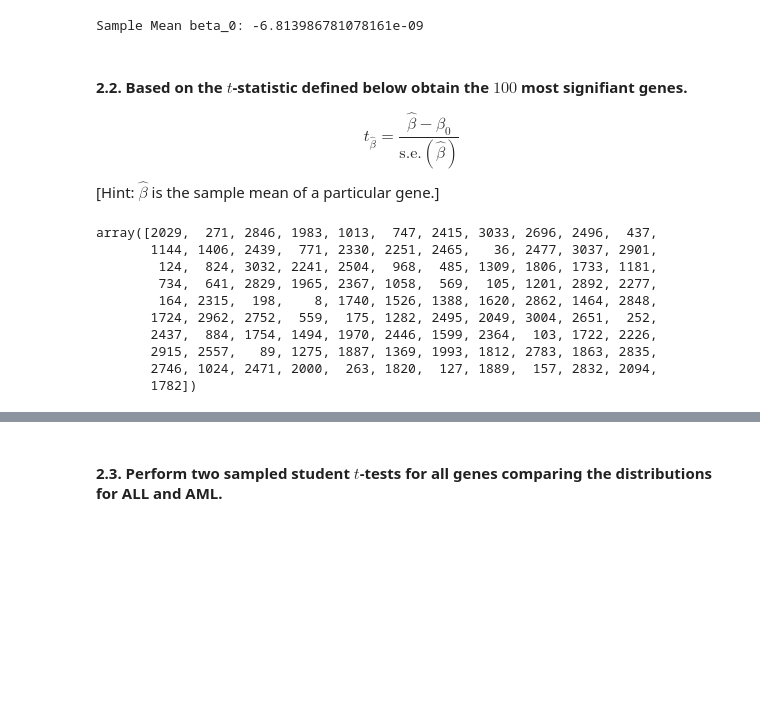
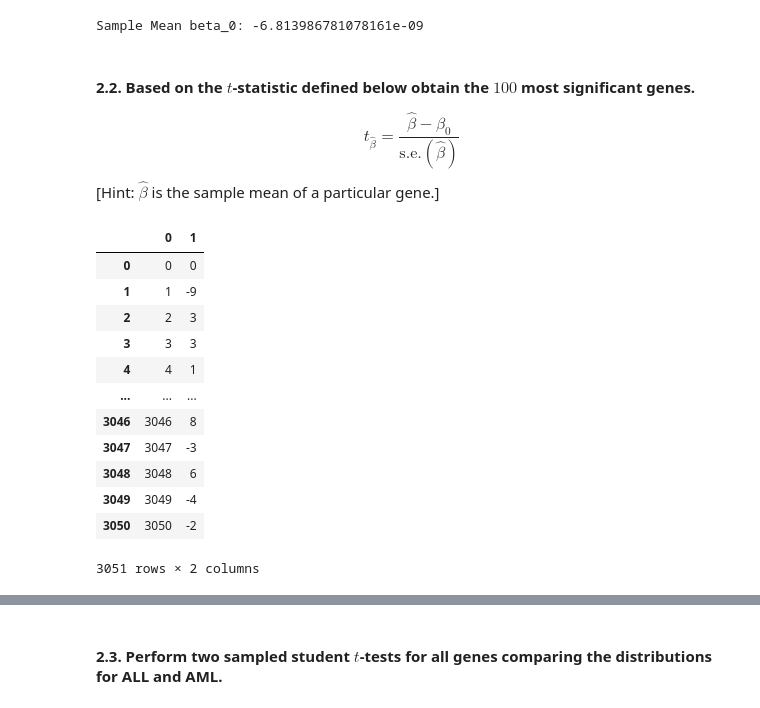
Before and after one commit to FabriceBeaumont/MA-INF_4216_Biomedical_DS_and_AI, a Jupyter notebook: Sheet3/Assignment3_Solutions.ipynb, the cells around one changed output, grey strips where cells are left out. Drawn from its saved outputs; the diff is of its cells as text; code cells hidden in the pictures; blank space fills up the shorter version.

```diff
--- a/Sheet3/Assignment3_Solutions.ipynb
+++ b/Sheet3/Assignment3_Solutions.ipynb
@@ -168,35 +162,35 @@ print( 'Sample Mean beta_0:', beta_0 )
 # %% [output]
 Sample Mean beta_0: -6.813986781078161e-09
 # %% [markdown]
-#### 2.2. Based on the $t$-statistic defined below obtain the $100$ most signifiant genes.
+#### 2.2. Based on the $t$-statistic defined below obtain the $100$ most significant genes.
 $$ t_{\hat{\beta}} = \frac{ \hat{\beta}-\beta_0}{\text{s.e.}(\hat{\beta})} $$
 [Hint: $\hat{\beta}$ is the sample mean of a particular gene.]
 # %%
 # sample standard deviation
 sample_std = golub_dataset.std( axis = 1 )
 n = golub_dataset.shape[1] # sample_size
 degree_of_freedom = n-1
 # level of significance, alpha = 0.05
 
 # compute t-statistic for each sample
 t_statistic = np.zeros( (beta_cap.shape[0],2), dtype ='int' )
 for i in np.arange( start=1, stop = beta_cap.shape[0], step = 1):
     # (i+1) since indices of beta_cap & sample_std start from 1
     t_statistic[i][0]= i #index
-    t_statistic[i][1] = ( beta_cap[i+1] - beta_0)/(sample_std[i+1]/(math.sqrt(n)))
-test_statistic_dataframe = pd.DataFrame(t_statistic)
+    t_statistic[i][1] = ( beta_cap[i+1] - beta_0)/(sample_std[i+1]/(math.sqrt(n))) # t-statistic
+test_statistic_dataframe = pd.DataFrame(t_statistic )
+test_statistic_dataframe
+# %% [output]
+|  | 0 | 1 |
+| 0 | 0 | 0 |
+| 1 | 1 | -9 |
+| 2 | 2 | 3 |
+| 3 | 3 | 3 |
+| 4 | 4 | 1 |
+| ... | ... | ... |
+| 3046 | 3046 | 8 |
+| 3047 | 3047 | -3 |
+| 3048 | 3048 | 6 |
+| 3049 | 3049 | -4 |
+| 3050 | 3050 | -2 |
+3051 rows × 2 columns
-# %%
-selected_genes = test_statistic_dataframe.loc[ abs(test_statistic_dataframe[1])>=2.026  ]
-result = selected_genes.sort_values(by=1, ascending=False)
-np.array(result[:100][0])
-# %% [output]
-array([2029,  271, 2846, 1983, 1013,  747, 2415, 3033, 2696, 2496,  437,
-       1144, 1406, 2439,  771, 2330, 2251, 2465,   36, 2477, 3037, 2901,
-        124,  824, 3032, 2241, 2504,  968,  485, 1309, 1806, 1733, 1181,
-        734,  641, 2829, 1965, 2367, 1058,  569,  105, 1201, 2892, 2277,
-        164, 2315,  198,    8, 1740, 1526, 1388, 1620, 2862, 1464, 2848,
-       1724, 2962, 2752,  559,  175, 1282, 2495, 2049, 3004, 2651,  252,
-       2437,  884, 1754, 1494, 1970, 2446, 1599, 2364,  103, 1722, 2226,
-       2915, 2557,   89, 1275, 1887, 1369, 1993, 1812, 2783, 1863, 2835,
-       2746, 1024, 2471, 2000,  263, 1820,  127, 1889,  157, 2832, 2094,
-       1782])
```
Also changed, not shown: parts of 12 cells of this notebook.
